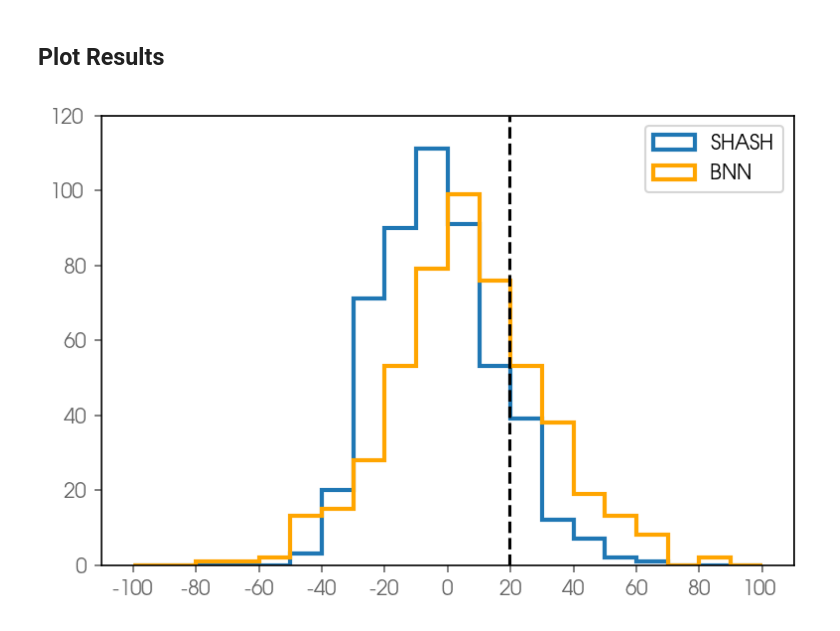
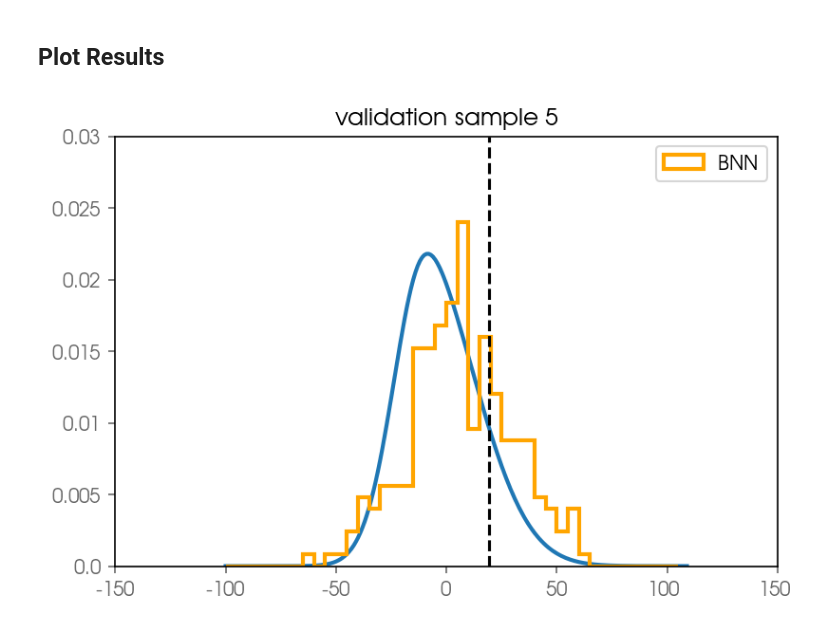
Before and after one commit to eabarnes1010/hurricane_uqcomparisons, a Jupyter notebook: analyze_models.ipynb, the cells around one changed output. Drawn from its saved outputs; the diff is of its cells as text; code cells hidden in the pictures.

Commit message:
changed histogram computation and cleaned a few things

```diff
--- a/analyze_models.ipynb
+++ b/analyze_models.ipynb
@@ -112,19 +112,20 @@ for exp_name in EXP_NAME_LIST:
 # %% [markdown]
 ## Make Model Predictions
 # %%
-runs = 500
-shash_cpd = np.zeros((np.shape(x_val)[0],runs))
+runs = 250
+x_incs = np.arange(-100,110,1)
+shash_cpd = np.zeros((np.shape(x_val)[0],len(x_incs)))
 bnn_cpd = np.zeros((np.shape(x_val)[0],runs))
 tf.random.set_seed(network_seed)
 
+# loop through samples for shash calculation and get PDF
 for j in tqdm(range(0,np.shape(shash_cpd)[0])):
-    #shash calculation
     shash_pred = model_shash.predict(x_val[j])
     (mu_pred, sigma_pred, gamma_pred) = (shash_pred[:,0], shash_pred[:,1], shash_pred[:,2])
-    shash_cpd[j,:] = shash.rvs(mu_pred,sigma_pred,gamma_pred,np.ones(np.shape(mu_pred)),size=runs)
+    shash_cpd[j,:] = shash.prob(x_incs,mu_pred,sigma_pred,gamma_pred,np.ones(np.shape(mu_pred)))
 
+# loop through runs for bnn calculation
 for i in tqdm(range(0,runs)):
-    # bnn calculation
     bnn_cpd[:,i] = np.reshape(model_bnn.predict(x_val),np.shape(bnn_cpd)[0])
 # %% [markdown]
 ## Plot Results
@@ -156,42 +157,49 @@ def adjust_spines(ax, spines):
             ax.xaxis.set_ticks([])
 # %%
 # PLOT RESULTS
-sample_index = 5
-bins = np.arange(-100,110,10)
+sample = 5
+bins = np.arange(-100,110,5)
 
 ax = plt.figure()
 # results for SHASH
 clr = 'tab:blue'
-plt.hist(shash_cpd[sample_index,:],
-         bins=bins,
-         histtype=u'step',
-         density=False,
+plt.plot(x_incs,
+         shash_cpd[sample,:],
          color=clr,
          linewidth=2,
-         label='SHASH',
         )
+# plt.hist(shash_cpd[sample,:],
+#          bins=bins,
+#          histtype=u'step',
+#          density=True,
+#          color=clr,
+#          linewidth=2,
+#          label='SHASH',
+#         )
 
 # results for BNN
 clr = 'orange'
-plt.hist(bnn_cpd[sample_index,:],
+plt.hist(bnn_cpd[sample,:],
          bins=bins,
          histtype=u'step',
-         density=False,
+         density=True,
          color=clr,
          linewidth=2,
          label='BNN',
         )
 
 # truth
-plt.axvline(x=onehot_val[sample_index,0],color='k',linestyle='--')
+plt.axvline(x=onehot_val[sample,0],color='k',linestyle='--')
 
 plt.legend()
 
 ax = plt.gca()
-plt.xticks(bins[::2],bins[::2])
-yticks = ax.get_yticks()
-plt.yticks(yticks.astype(int),yticks.astype(int))
+xticks = ax.get_xticks()
+yticks = np.around(ax.get_yticks(),3)
+plt.xticks(xticks.astype(int),xticks.astype(int))
+plt.yticks(yticks,yticks)
 
+plt.title('validation sample ' + str(sample))
 plt.show()
 # %% [output]
-[figure, old version]
+[figure, new version]
```
